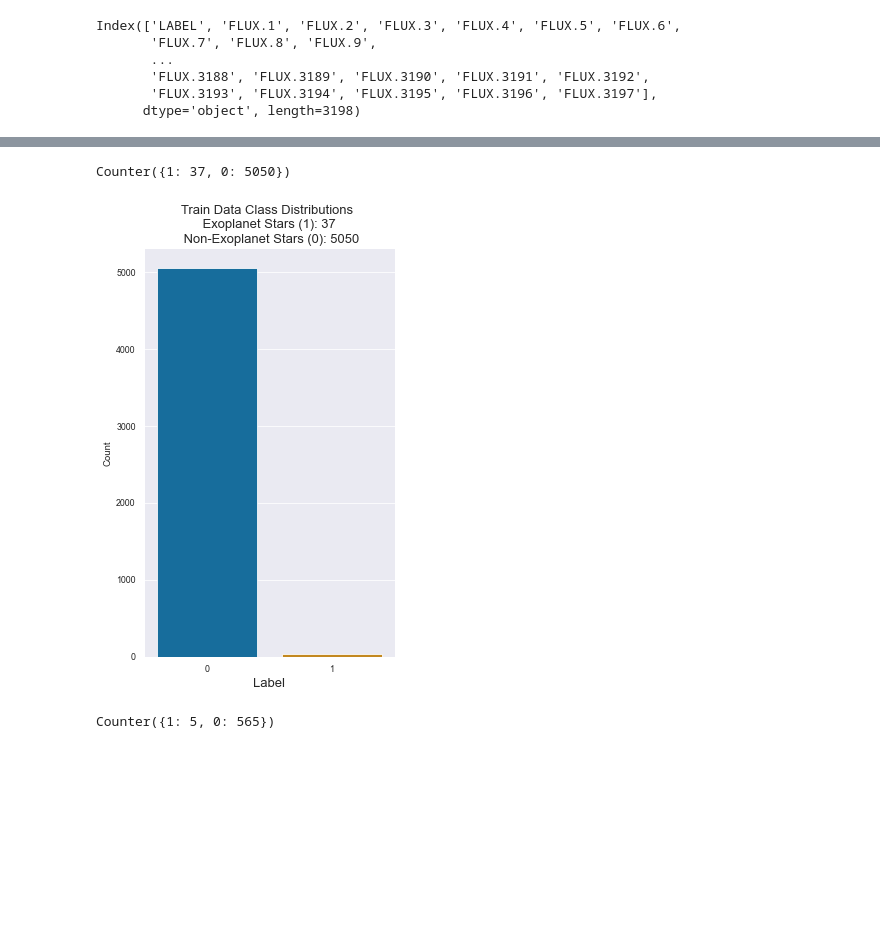
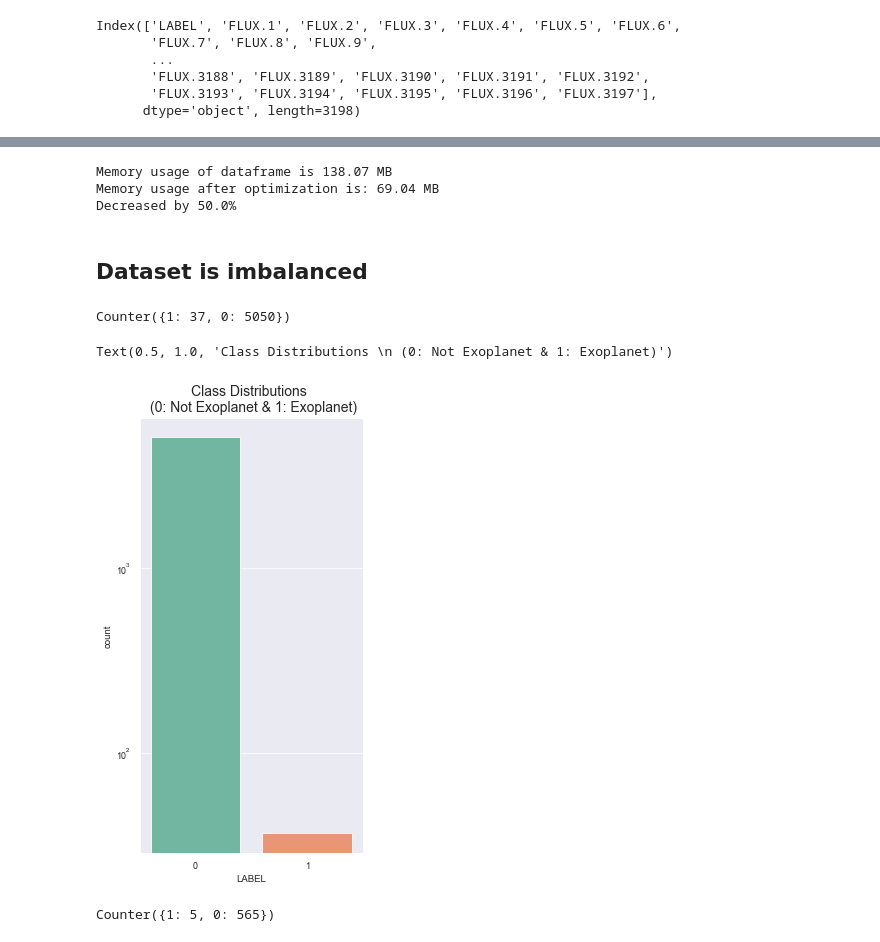
Before and after one commit to NicoGalvarino/Exoplanet-exploration, a Jupyter notebook: exoplanet_ANN.ipynb, the cells around one changed output, grey strips where cells are left out. Cells and saved outputs as stored; diff of their text form; code cells hidden in the pictures; blank space fills up the shorter version.

Commit message:
PCA and plots

```diff
--- a/exoplanet_ANN.ipynb
+++ b/exoplanet_ANN.ipynb
@@ -143,20 +164,26 @@ Decreased by 0.0%
+# %%
+red_full_data = reduce_memory(full_data)
+# %% [output]
+Memory usage of dataframe is 138.07 MB
+Memory usage after optimization is: 69.04 MB
+Decreased by 50.0%
+# %% [markdown]
+## Dataset is imbalanced
 # %%
 Counter(train_data['LABEL'])
 # %% [output]
 Counter({1: 37, 0: 5050})
 # %%
-plt.figure(figsize=(4, 7))
+plt.figure(figsize=(4,8))
+colors = ["0", "1"]
+sns.countplot('LABEL', data=train_data, palette = "Set2")
 
-sns.countplot(train_data['LABEL'], palette='colorblind')
+plt.yscale('log')
 
-plt.title('Train Data Class Distributions \n Exoplanet Stars (1): 37 \n Non-Exoplanet Stars (0): 5050', fontsize=13)
-
-plt.xlabel('Label', fontsize=13)
-plt.ylabel('Count')
-
-plt.show()
+plt.title('Class Distributions \n (0: Not Exoplanet & 1: Exoplanet)', fontsize=14)
 # %% [output]
+Text(0.5, 1.0, 'Class Distributions \n (0: Not Exoplanet & 1: Exoplanet)')
-[figure, old version]
+[figure, new version]
 # %%
 Counter(test_data['LABEL'])
 # %% [output]
```
Also changed, not shown: parts of 46 cells of this notebook.
